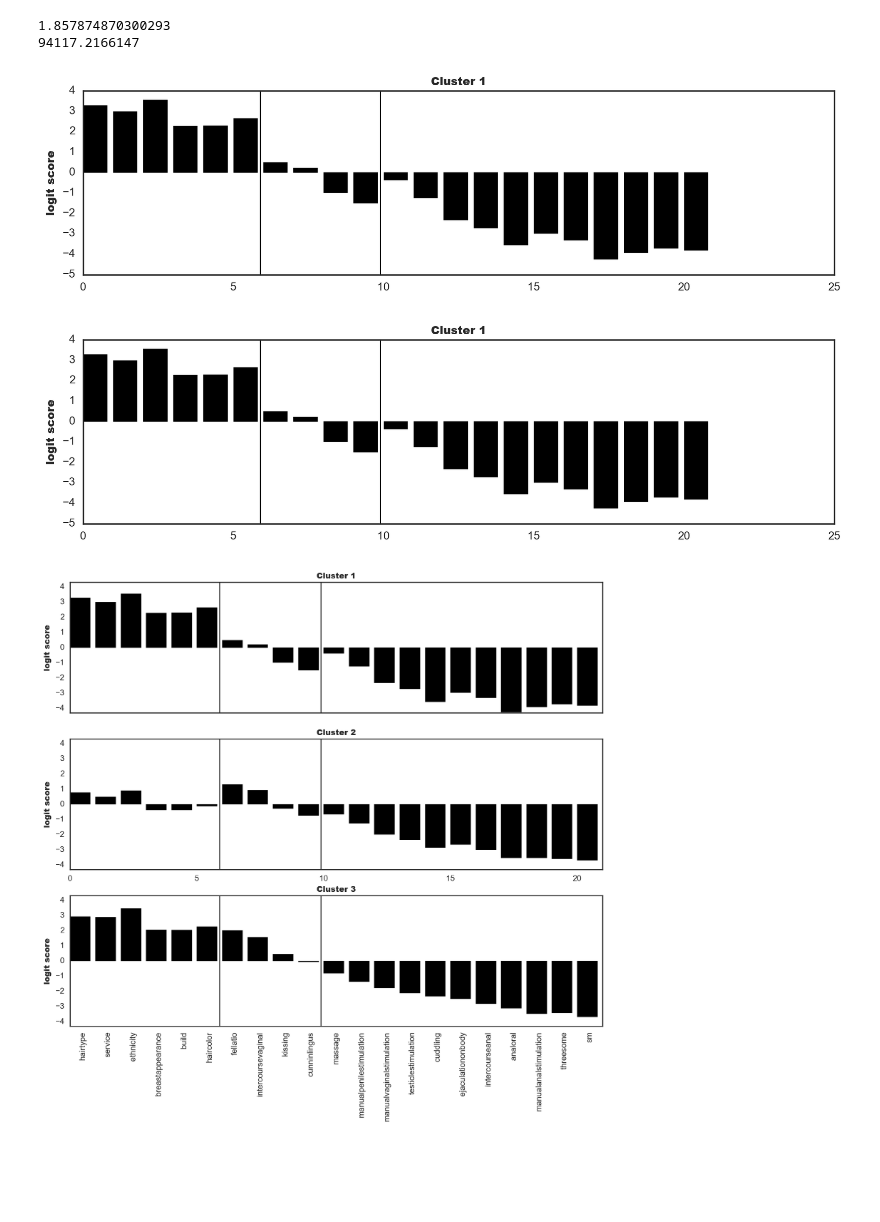
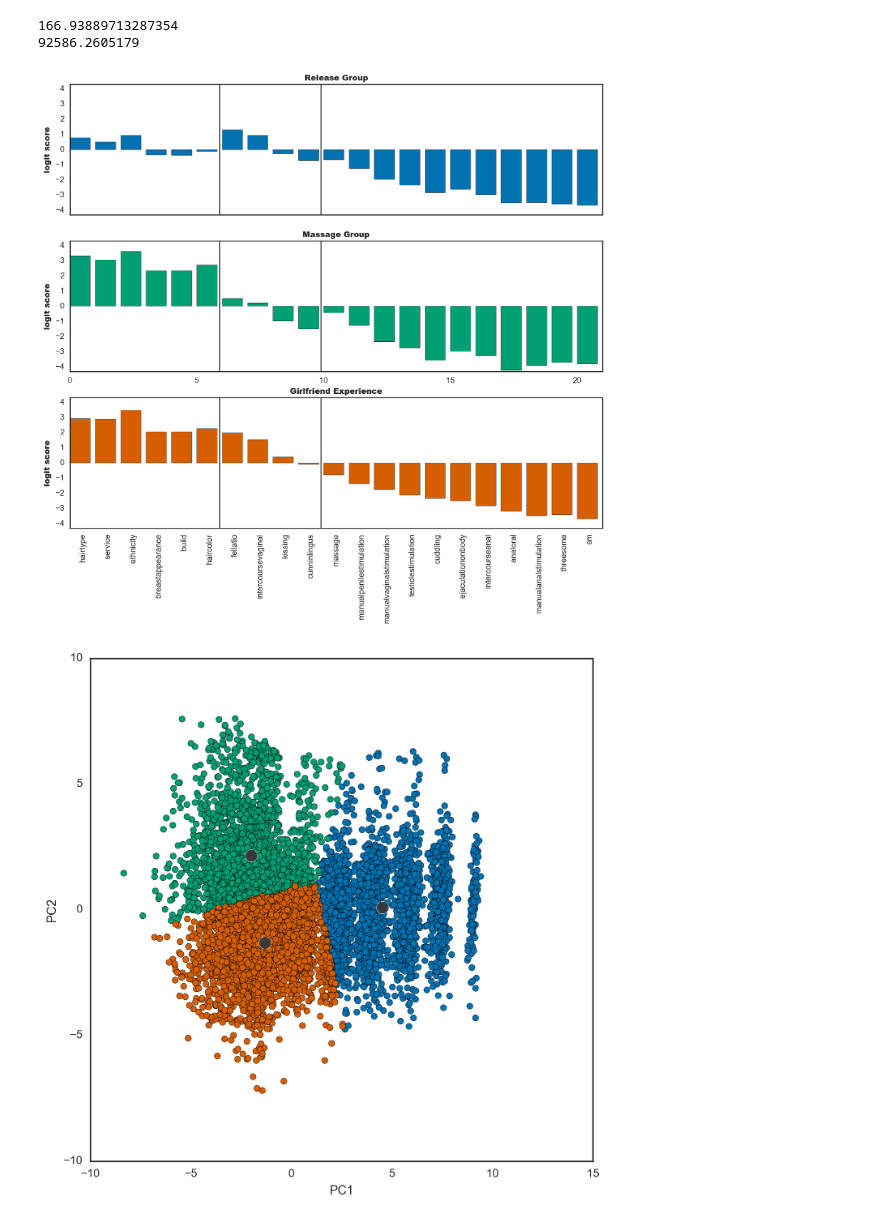
Before and after one commit to HKCaesar/cs205_2017_project, a Jupyter notebook: analysis/escort_data_clusters.ipynb, the cells around one changed output. Drawn from its saved outputs; the diff is of its cells as text; code cells hidden in the pictures; blank space fills up the shorter version.

```diff
--- a/analysis/escort_data_clusters.ipynb
+++ b/analysis/escort_data_clusters.ipynb
@@ -37,7 +37,7 @@ import time
 from sklearn.cluster import KMeans
 
 start = time.time()
-stock = KMeans(n_clusters=3,n_init=100,max_iter=100)
+stock = KMeans(n_clusters=3,n_init=10000,max_iter=100)
 stock.fit(data)
 timing = time.time()-start
 print(timing)
@@ -45,53 +45,61 @@ centers, labels = stock.cluster_centers_,stock.labels_
 
 print(stock.inertia_)
 # %% [output]
-1.857874870300293
-94117.2166147
+166.93889713287354
+92586.2605179
 # %%
 plt.figure(figsize=(12,10))
 
+cb = sns.color_palette("colorblind",3)
 
 #cntrs = np.exp(centers)/(1 + np.exp(centers)  )
 cntrs = centers
 
 ax = plt.subplot(3,1,1)
-plt.title("Cluster 1",fontname="Arial Black",fontsize=10)
-plt.bar(range(len(cntrs[0])), cntrs[0],color='black')
+plt.title("Release Group",fontname="Arial Black",fontsize=10)
+plt.bar(range(len(cntrs[0])), cntrs[0],color=cb[0] )
 plt.axvline(x=5.9, ymin=0, ymax=1, color='black',linewidth=1)
 plt.axvline(x=9.9, ymin=0, ymax=1, color='black',linewidth=1)
+
+#plt.axhline(y=0.5, xmin=0, xmax=1, color = 'red', linewidth=1,linestyle='--')
+
 plt.ylabel('logit score',fontname="Arial Black",fontsize=10)
 ax.get_xaxis().set_visible(False)
 
 plt.xlim(0,21)
+#plt.ylim(0,1)
 plt.ylim(-4.3,4.3)
 
 plt.subplot(3,1,2)
-plt.title("Cluster 2",fontname="Arial Black",fontsize=10)
-plt.bar(range(len(cntrs[1])), cntrs[1],color='black')
+plt.title("Massage Group",fontname="Arial Black",fontsize=10)
+plt.bar(range(len(cntrs[1])), cntrs[1],color=cb[1] )
+plt.axvline(x=5.9, ymin=0, ymax=1, color='black',linewidth=1)
+plt.axvline(x=9.9, ymin=0, ymax=1, color='black',linewidth=1)
+plt.ylabel('logit score',fontname="Arial Black",fontsize=10)
+#plt.axhline(y=0.5, xmin=0, xmax=1, color = 'red', linewidth=1,linestyle='--')
+
+plt.xlim(0,21)
+#plt.ylim(0,1)
+plt.ylim(-4.3,4.3)
+
+ax = plt.subplot(3,1,3)
+plt.title("Girlfriend Experience",fontname="Arial Black",fontsize=10)
+plt.bar(np.arange(len(cntrs[2])), cntrs[2],color=cb[2] )
 plt.axvline(x=5.9, ymin=0, ymax=1, color='black',linewidth=1)
 plt.axvline(x=9.9, ymin=0, ymax=1, color='black',linewidth=1)
 plt.ylabel('logit score',fontname="Arial Black",fontsize=10)
 
+#plt.axhline(y=0.5, xmin=0, xmax=1, color = 'red', linewidth=1,linestyle='--')
 
-plt.xlim(0,21)
-plt.ylim(-4.3,4.3)
-
-ax = plt.subplot(3,1,3)
-plt.title("Cluster 3",fontname="Arial Black",fontsize=10)
-plt.bar(np.arange(len(cntrs[2])), cntrs[2],color='black')
-plt.axvline(x=5.9, ymin=0, ymax=1, color='black',linewidth=1)
-plt.axvline(x=9.9, ymin=0, ymax=1, color='black',linewidth=1)
-plt.ylabel('logit score',fontname="Arial Black",fontsize=10)
 
 
 plt.xlim(0,21)
+#plt.ylim(0,1)
 plt.ylim(-4.3,4.3)
 
 plt.xticks(np.arange(len(cntrs[2]))+0.5,df_all.columns)
 
 ax.set_xticklabels(ax.xaxis.get_majorticklabels(), rotation=90)
 plt.show()
 # %% [output]
-[figure, old version]
+[figure, new version]
-[figure, removed]
-[figure, removed]
@@ -99,0 +106,13 @@ ax.
+# %%
+from kmeans.utilities import distortion, kmeans_plot
+from kmeans.kmeans_stock import kmeans_stock
+
+#blue ... cluster 0
+#green ... cluster 1
+#red-brown ... cluster 2
+
+kmeans_plot(labels,
+            centers,
+            data)
+# %% [output]
+[figure, added]
```
Also changed, not shown: parts of 3 cells of this notebook, 3 other files.
